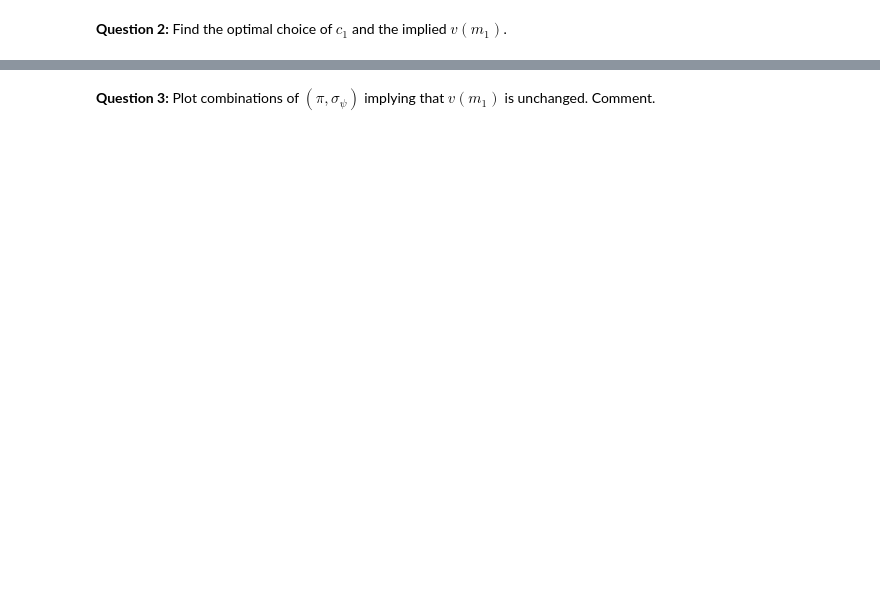
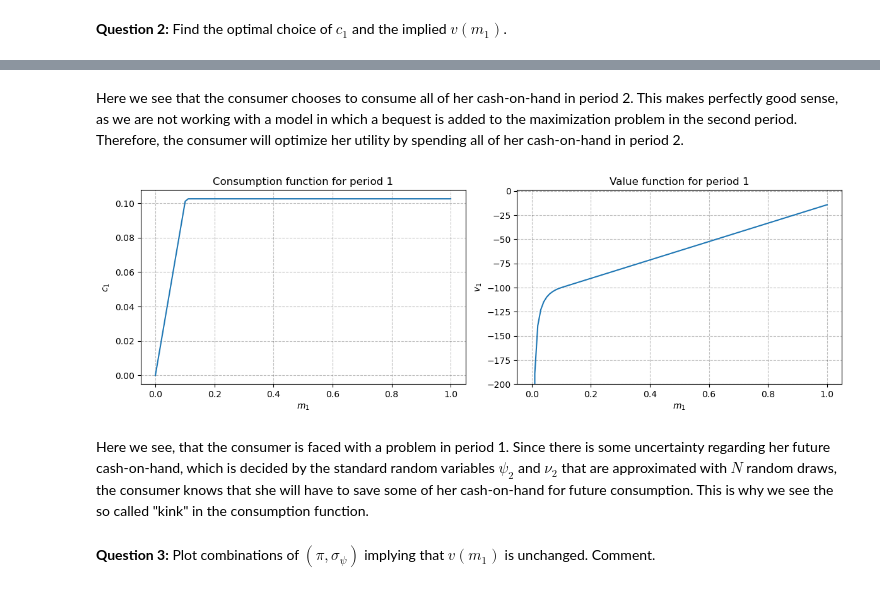
Before and after one commit to NumEconCopenhagen/projects-2023-joost-adam-og-frederik, a Jupyter notebook: examproject/re_exam_2023.ipynb, the cells around one changed output, grey strips where cells are left out. Saved outputs shown, nothing was run; the diff lists cells and outputs as text; code cells hidden in the pictures; blank space fills up the shorter version.

```diff
--- a/examproject/re_exam_2023.ipynb
+++ b/examproject/re_exam_2023.ipynb
@@ -172,44 +185,52 @@ plt.show()
+# %% [markdown]
+Here we see that the consumer chooses to consume all of her cash-on-hand in period 2. This makes perfectly good sense, as we are not working with a model in which a bequest is added to the maximization problem in the second period. Therefore, the consumer will optimize her utility by spending all of her cash-on-hand in period 2.
 # %%
 #To solve for period 1 we need to create an interpolater
 v2_func_interp = interpolate.RegularGridInterpolator([m2_grid], v2_func, bounds_error=False, fill_value=None)
 
 #Now we solve for Period 1
-def solve_single_period(par,v_plus_interp):
-
-    #First we create the grid
+def solve_single_period(par, v_plus_interp):
     m_grid = np.linspace(1e-8, par.m1, par.N)
     v_func = np.empty(par.N)
     c_func = np.empty(par.N)
 
-    #Now we solve for each m in the grid
     for i, m in enumerate(m_grid):
-        obj = lambda c: -v(c,m,par,v_plus_interp)
-        x0 = m/2 #Initial guess of consumption
+        # Define the objective function to maximize
+        obj = lambda c: -v(c, m, par, v_plus_interp)
+        x0 = m / 2  # Initial guess of consumption
         result = optimize.minimize(obj, [x0], method='L-BFGS-B', bounds=((1e-8, m),))
         v_func[i] = -result.fun
         c_func[i] = result.x[0]
 
     return m_grid, v_func, c_func
 
-m1_grid, v1_func, c1_func = solve_single_period(par,v2_func_interp)
+#Create the interpolator for v_plus
+v2_func_interp = interpolate.RegularGridInterpolator([m2_grid], v2_func, bounds_error=False, fill_value=None)
+
+# Solve for period 1
+m1_grid, v1_func, c1_func = solve_single_period(par, v2_func_interp)
 
 # Setup the plots for the functions
 fig = plt.figure(figsize=(12,4))
 ax = fig.add_subplot(1,2,1)
 ax.plot(m1_grid, c1_func)
 ax.set_xlabel('$m_1$')
 ax.set_ylabel('$c_1$')
 ax.set_title('Consumption function for period 1')
 
 ax = fig.add_subplot(1,2,2)
 ax.plot(m1_grid, v1_func)
 ax.set_xlabel('$m_1$')
 ax.set_ylabel('$v_1$')
 ax.set_title('Value function for period 1')
 ax.set_ylim([-200, 1])
 
 fig.tight_layout(pad=1.0)
 plt.show()
+# %% [output]
+[figure, added]
+# %% [markdown]
+Here we see, that the consumer is faced with a problem in period 1. Since there is some uncertainty regarding her future cash-on-hand, which is decided by the standard random variables $\psi_2$ and $\nu_2$ that are approximated with $N$ random draws, the consumer knows that she will have to save some of her cash-on-hand for future consumption. This is why we see the so called "kink" in the consumption function.
 # %%
 def solve(par):
 
```
Also changed, not shown: parts of 8 cells of this notebook.
